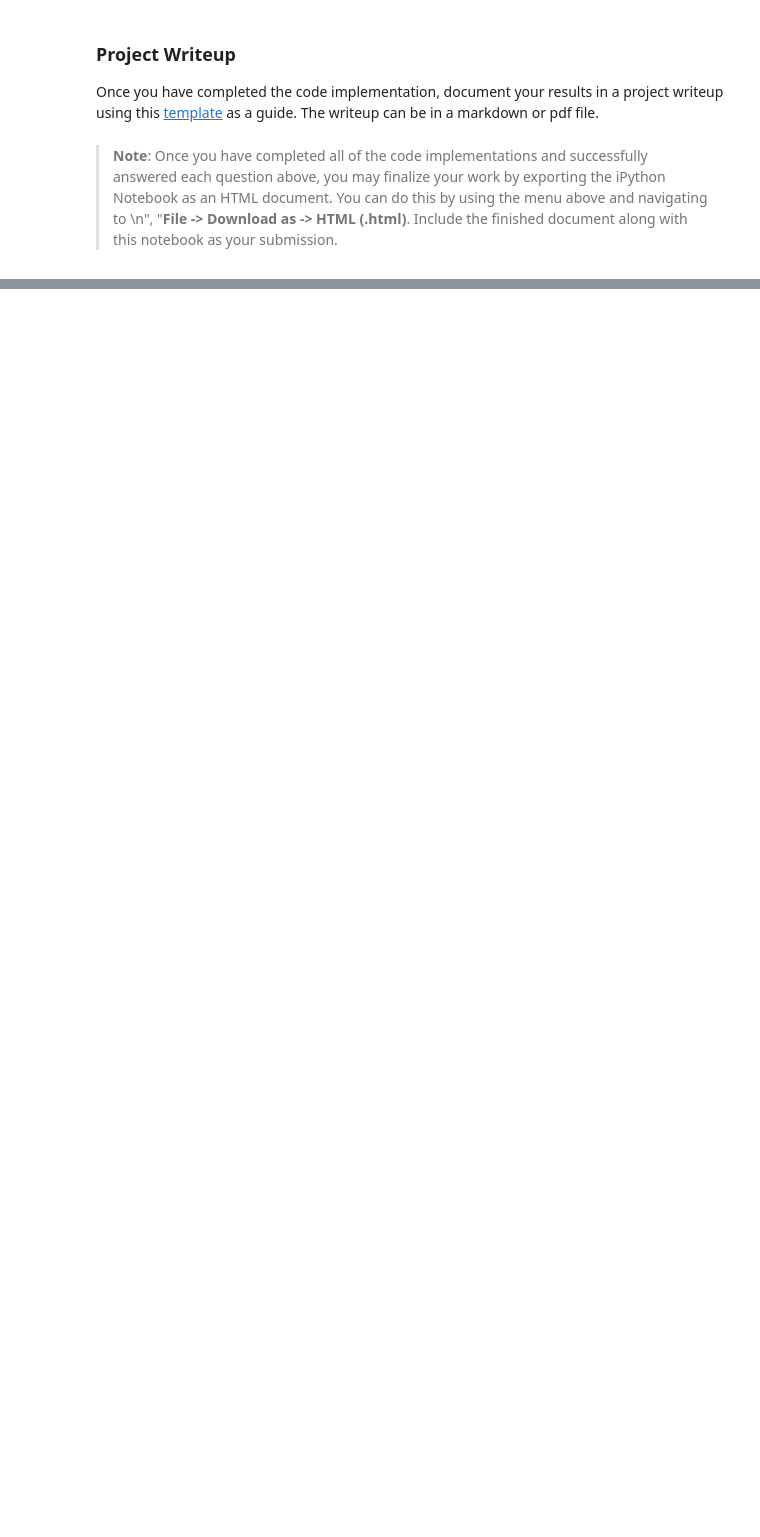
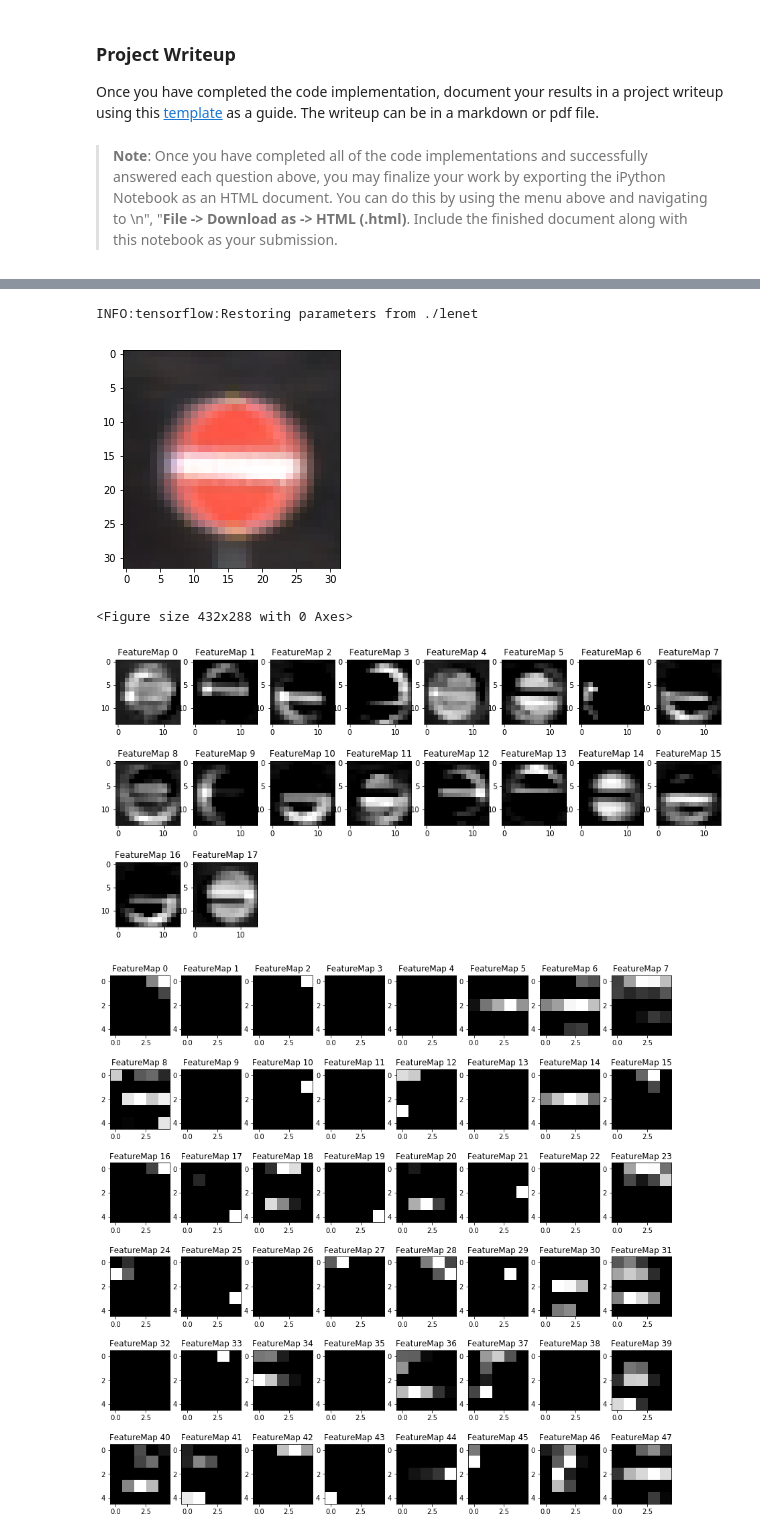
Before and after one commit to jmsktm/CarND-Traffic-Sign-Classifier-Project, a Jupyter notebook: Traffic_Sign_Classifier.ipynb, the cells around one changed output, grey strips where cells are left out. Saved outputs shown, nothing was run; the diff lists cells and outputs as text; code cells hidden in the pictures; blank space fills up the shorter version.

```diff
--- a/Traffic_Sign_Classifier.ipynb
+++ b/Traffic_Sign_Classifier.ipynb
@@ -366,2 +362,23 @@ You may find `signnames.csv` useful as it contains mappings from the class id (i
+# %%
+import glob
+import cv2
+import matplotlib.pyplot as plt
+import re
+import numpy as np
+
+def process(path):
+    image = cv2.imread(path)
+    matches = re.match("\w+/(\d+)_\d+.png", path)
+    sign_id = matches.group(1)
+    return image, sign_id
+
+test_images = []
+test_labels = []
+for path in glob.glob("downloads/*.png"):
+    img, id = process(path)
+    test_images.append(img)
+    test_labels.append(id)
+
+test_images = np.array(test_images)
 # %% [markdown]
 ### Predict the Sign Type for Each Image
@@ -472,3 +574,24 @@ def outputFeatureMap(image_input, tf_activation, activation_min=-1, activation_m
             plt.imshow(activation[0,:,:, featuremap], interpolation="nearest", vmin=activation_min, cmap="gray")
         else:
             plt.imshow(activation[0,:,:, featuremap], interpolation="nearest", cmap="gray")
+# %%
+random_index = random.randint(0, len(X_train_original) - 1)
+random_image = X_train_original[random_index].squeeze()
+image = np.expand_dims(random_image, axis=0)
+
+plt.figure(0)
+plt.imshow(random_image)
+
+plt.figure(101)
+with tf.Session() as sess:
+    sess.run(tf.global_variables_initializer())
+    saver.restore(sess,'./lenet')
+
+    outputFeatureMap(image, conv1, plt_num=1)
+    outputFeatureMap(image, conv2, plt_num=2)
+# %% [output]
+INFO:tensorflow:Restoring parameters from ./lenet
+[figure, added]
+<Figure size 432x288 with 0 Axes>
+[figure, added]
+[figure, added]
```
Also changed, not shown: parts of 25 cells of this notebook, 17 other files.
